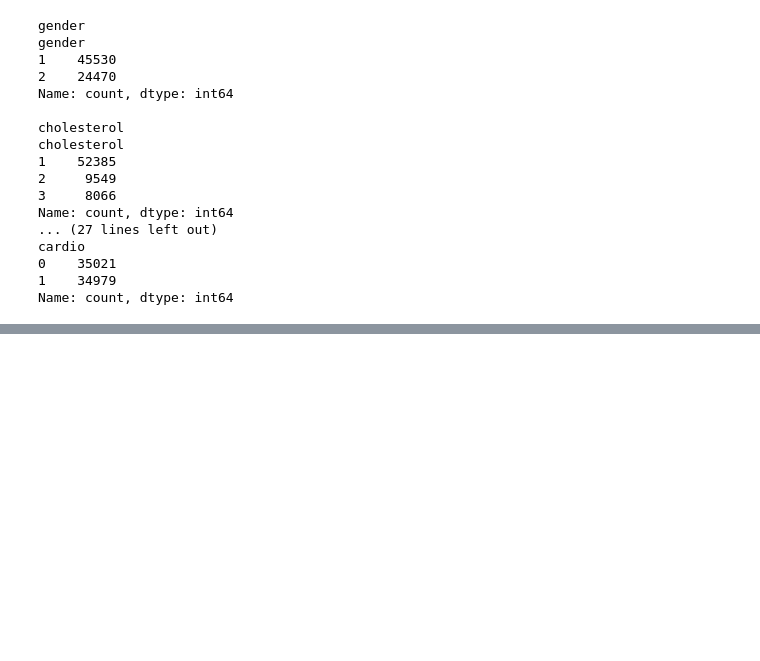
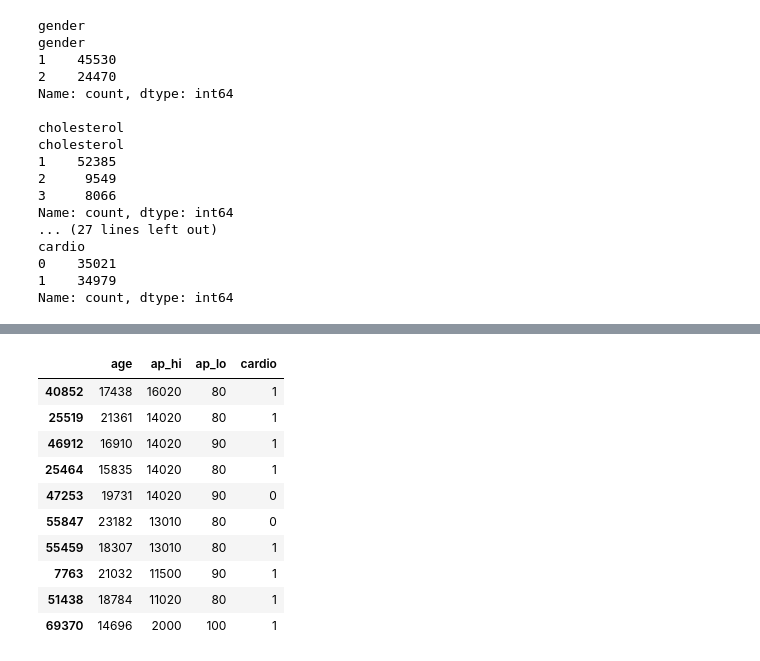
Before and after one commit to syedrafayalijafry/cardiovascular-disease-prediction, a Jupyter notebook: notebooks/01_data_investigation.ipynb, the cells around one changed output, grey strips where cells are left out. Cells and saved outputs as stored; diff of their text form; code cells hidden in the pictures; blank space fills up the shorter version.

```diff
--- a/notebooks/01_data_investigation.ipynb
+++ b/notebooks/01_data_investigation.ipynb
@@ -139,0 +387,16 @@ Name: count, dtype: int64
+# %%
+affected_bp.sort_values("ap_hi", ascending=False)[
+    ["age", "ap_hi", "ap_lo", "cardio"]
+].head(10)
+# %% [output]
+|  | age | ap_hi | ap_lo | cardio |
+| 40852 | 17438 | 16020 | 80 | 1 |
+| 25519 | 21361 | 14020 | 80 | 1 |
+| 46912 | 16910 | 14020 | 90 | 1 |
+| 25464 | 15835 | 14020 | 80 | 1 |
+| 47253 | 19731 | 14020 | 90 | 0 |
+| 55847 | 23182 | 13010 | 80 | 0 |
+| 55459 | 18307 | 13010 | 80 | 1 |
+| 7763 | 21032 | 11500 | 90 | 1 |
+| 51438 | 18784 | 11020 | 80 | 1 |
+| 69370 | 14696 | 2000 | 100 | 1 |
```
Also changed, not shown: parts of 19 cells of this notebook.
